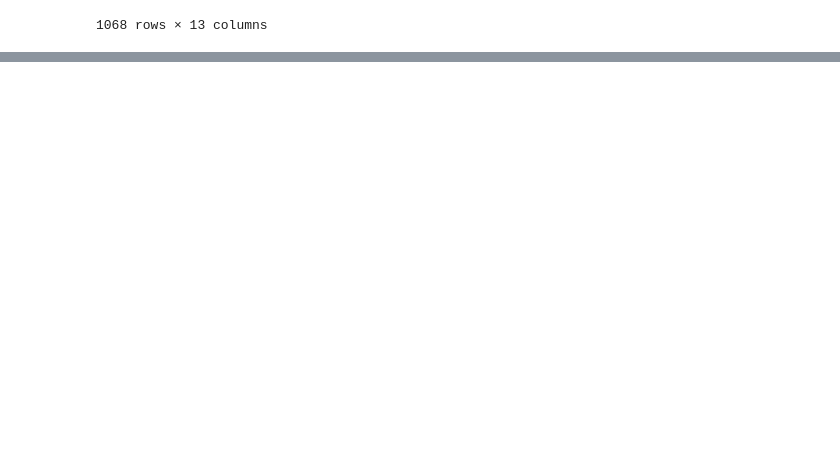
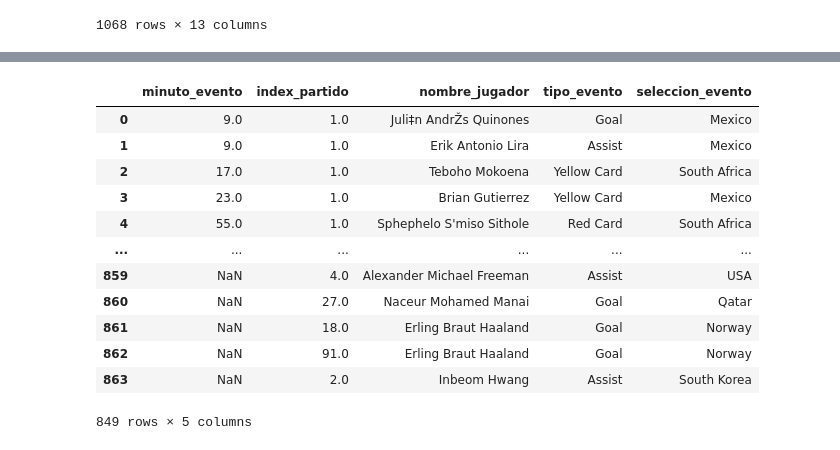
Before and after one commit to isabelmillington06/proyecto-mundial-adquisici-n-y-visualicaci-n-de-datos-, a Jupyter notebook: datasetsWC26/entrega1.ipynb, the cells around one changed output, grey strips where cells are left out. Saved outputs shown, nothing was run; the diff lists cells and outputs as text; code cells hidden in the pictures; blank space fills up the shorter version.

```diff
--- a/datasetsWC26/entrega1.ipynb
+++ b/datasetsWC26/entrega1.ipynb
@@ -701,0 +729,30 @@ partidos
+# %%
+
+# crear el df partidos para el gráfico
+partidos_grafico = partidos.copy().reset_index()
+partidos_grafico["partido"] = (partidos_grafico["seleccion_local"].astype(str)+"-"+partidos_grafico["seleccion_visitante"].astype(str))
+
+# crear el df eventos para el gráfico
+eventos_grafico = eventos.copy()
+
+# relacionar los eventos con sus partidos
+partidos_grafico["index_partido"] = pd.to_numeric(partidos_grafico["index_partido"],errors="coerce")
+eventos_grafico["index_partido"] = pd.to_numeric(eventos_grafico["index_partido"],errors="coerce")
+
+eventos_grafico = eventos_grafico.merge(partidos_grafico[["index_partido","partido"]],on="index_partido",how="left")
+
+eventos_grafico
+
+# lista de partidos
+lista_partidos = eventos_grafico["partido"].dropna().unique()
+partido_elegido = st.selectbox("Selecciona un partido:", lista_partidos.tolist())
+
+# Filtrar eventos
+datos = eventos_grafico[eventos_grafico["partido"] == partido_elegido].copy()
+
+fig = px.scatter(datos,x="minuto_evento",y="tipo_evento",color="tipo_evento",hover_name="nombre_jugador",hover_data={"minuto_evento":True,"tipo_evento":True,"nombre_jugador":True,"seleccion_evento":True},labels={"minuto_evento":"Minuto del partido","tipo_evento":"Tipo de evento","nombre_jugador":"Jugador","seleccion_evento":"Seleccion"}, title=f"Eventos del partido: {partido_elegido}")
+fig.update_layout(xaxis_title="Minuto del partido",yaxis_title="Tipo de evento",legend_title="Tipo de evento",height=550)
+fig.update_xaxes(range=[0,max(95,datos["minuto_evento"].max()+5)],dtick=15)
+st.plotly_chart(fig,use_container_width=True)
+with st.expander("Ver tabla de eventos"):
+    st.dataframe(datos[["minuto_evento","tipo_evento","nombre_jugador","seleccion_evento"]].sort_values("minuto_evento"),hide_index=True,use_container_width=True)
@@ -701,0 +783,16 @@ partidos
+# %%
+eventos_grafico
+# %% [output]
+|  | minuto_evento | index_partido | nombre_jugador | tipo_evento | seleccion_evento |
+| 0 | 9.0 | 1.0 | Juli‡n AndrŽs Quinones | Goal | Mexico |
+| 1 | 9.0 | 1.0 | Erik Antonio Lira | Assist | Mexico |
+| 2 | 17.0 | 1.0 | Teboho Mokoena | Yellow Card | South Africa |
+| 3 | 23.0 | 1.0 | Brian Gutierrez | Yellow Card | Mexico |
+| 4 | 55.0 | 1.0 | Sphephelo S'miso Sithole | Red Card | South Africa |
+| ... | ... | ... | ... | ... | ... |
+| 859 | NaN | 4.0 | Alexander Michael Freeman | Assist | USA |
+| 860 | NaN | 27.0 | Naceur Mohamed Manai | Goal | Qatar |
+| 861 | NaN | 18.0 | Erling Braut Haaland | Goal | Norway |
+| 862 | NaN | 91.0 | Erling Braut Haaland | Goal | Norway |
+| 863 | NaN | 2.0 | Inbeom Hwang | Assist | South Korea |
+849 rows × 5 columns
```
Also changed, not shown: parts of 14 cells of this notebook, 2 other files.
